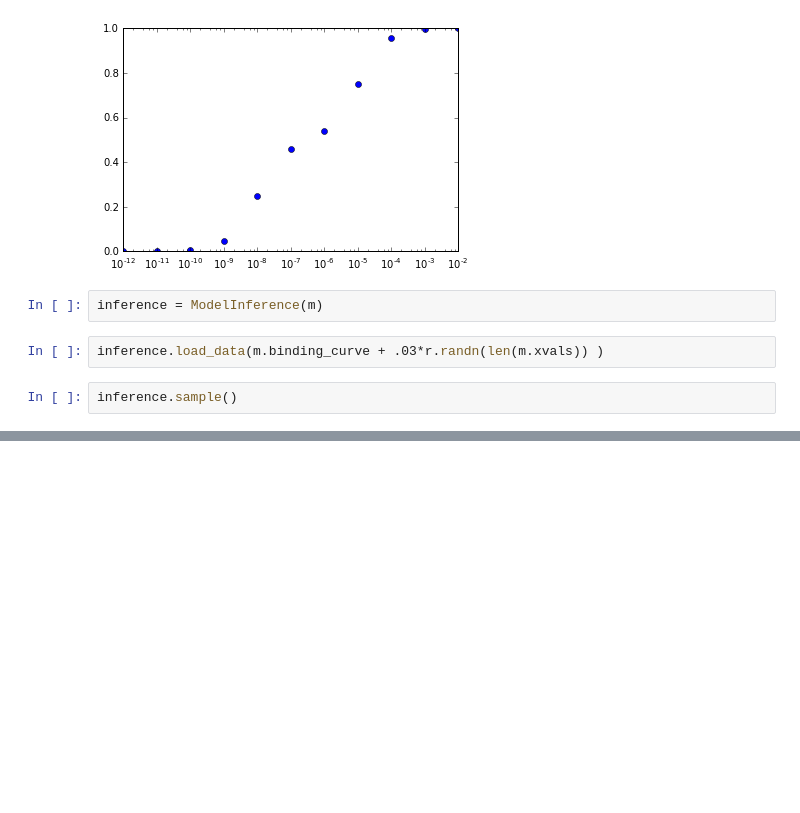
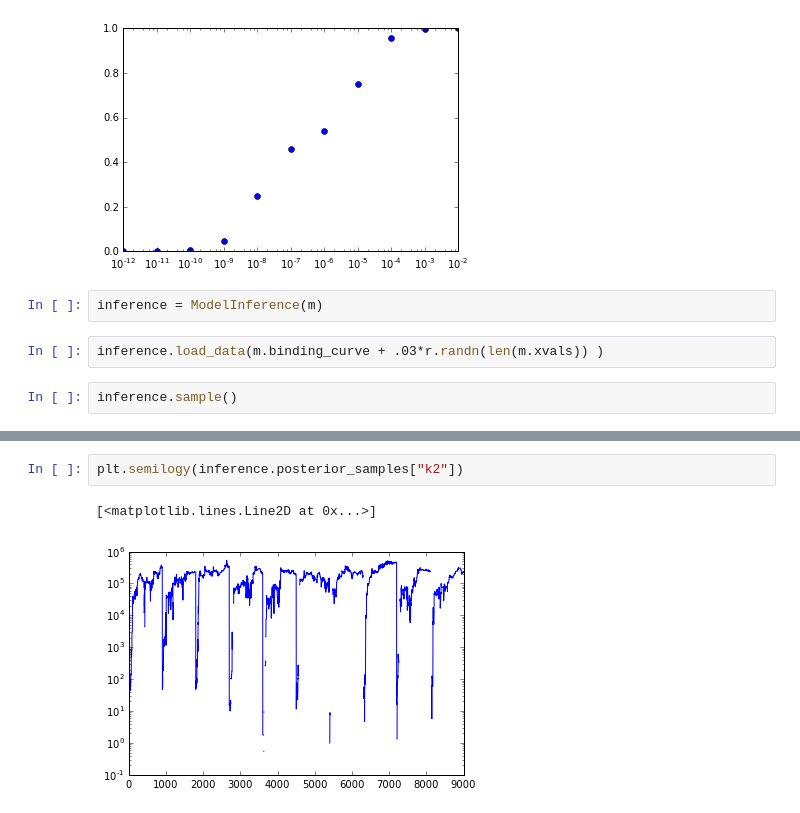
Before and after one commit to bliebeskind/EvoPhys, a Jupyter notebook: notebooks/model_inference_example.ipynb, the cells around one changed output, grey strips where cells are left out. Cells and saved outputs as stored; diff of their text form; blank space fills up the shorter version.

```diff
--- a/notebooks/model_inference_example.ipynb
+++ b/notebooks/model_inference_example.ipynb
@@ -23,0 +25,5 @@ numpy.ndarray
+# %%
+plt.semilogy(inference.posterior_samples["k2"])
+# %% [output]
+[<matplotlib.lines.Line2D at 0x...>]
+[figure, added]
```
Also changed, not shown: parts of 2 cells of this notebook, 2 other files.
